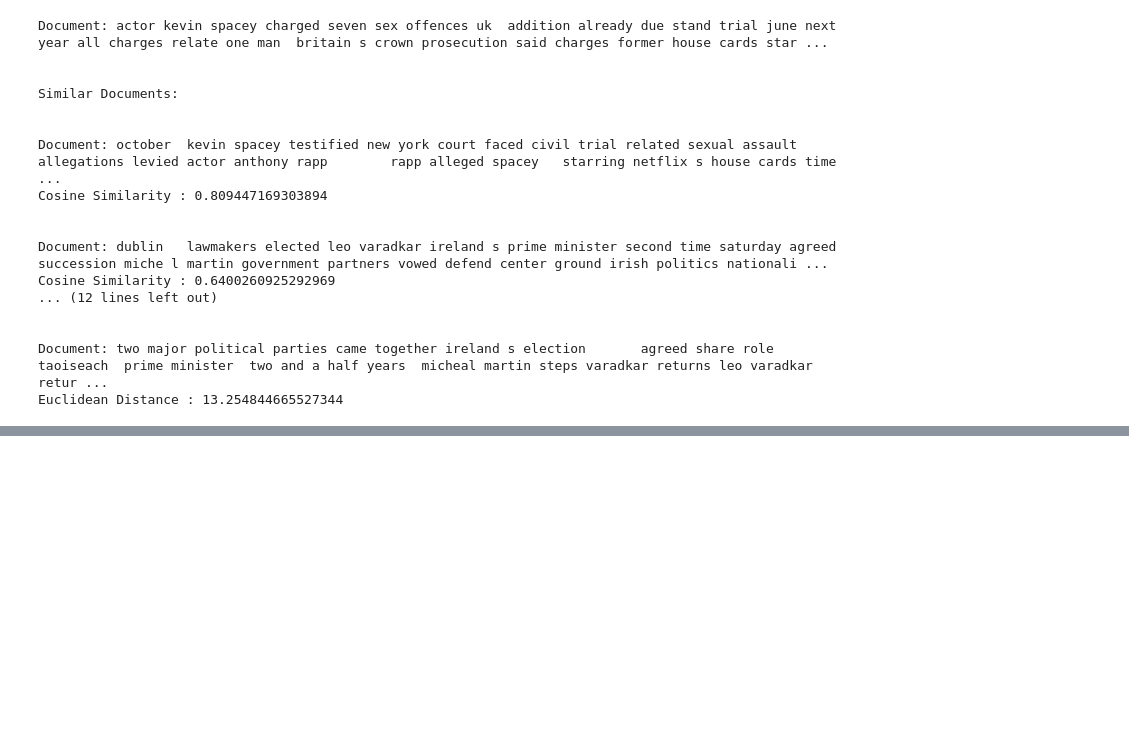
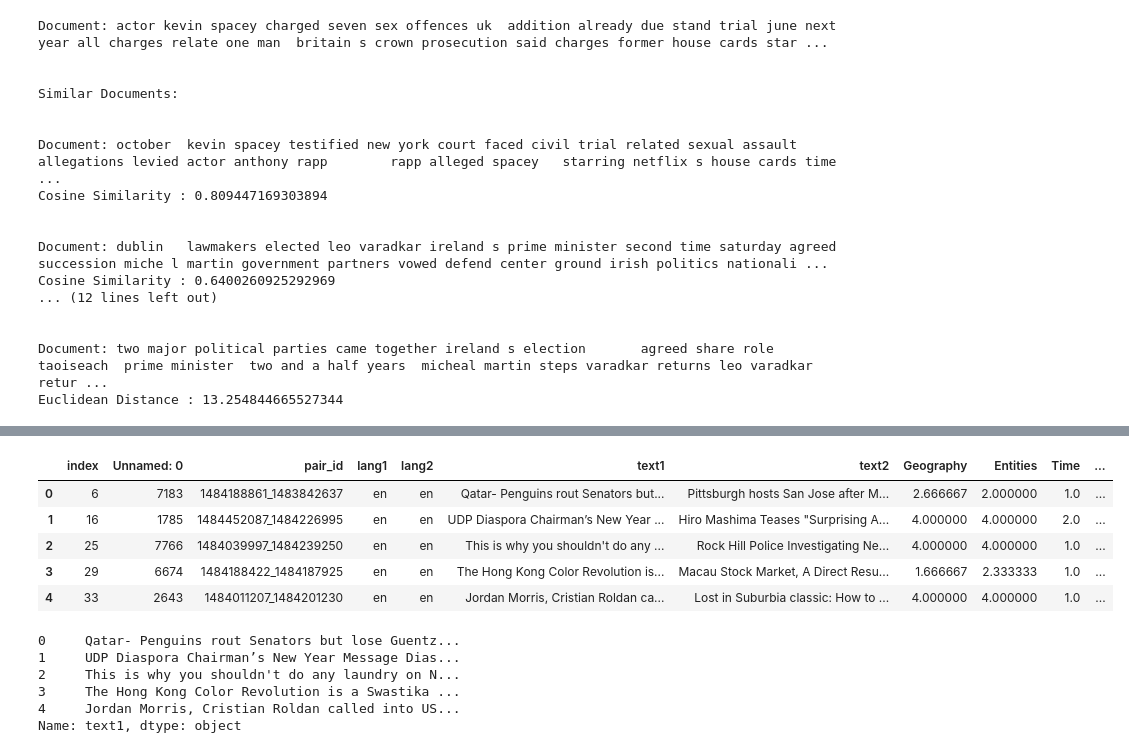
Before and after one commit to Juju2575/CheckIt, a Jupyter notebook: deepL/08 Doc Similarity.ipynb, the cells around one changed output, grey strips where cells are left out. Saved outputs shown, nothing was run; the diff lists cells and outputs as text; code cells hidden in the pictures; blank space fills up the shorter version.

```diff
--- a/deepL/08 Doc Similarity.ipynb
+++ b/deepL/08 Doc Similarity.ipynb
@@ -466,0 +467,5 @@ Euclidean Distance : 13.254844665527344
+# %%
+data_val = pd.read_csv("../../Dataset/training_set.csv")
+# %%
+data_val = data_val[(data_val["lang1"]=="en") & (data_val["lang2"]=="en")]
+data_val = data_val.reset_index()
@@ -466,0 +492,9 @@ Euclidean Distance : 13.254844665527344
+# %%
+data_val.head()
+# %% [output]
+|  | index | Unnamed: 0 | pair_id | lang1 | lang2 | text1 | text2 | Geography | Entities | Time | ... |
+| 0 | 6 | 7183 | 1484188861_1483842637 | en | en | Qatar- Penguins rout Senators but... | Pittsburgh hosts San Jose after M... | 2.666667 | 2.000000 | 1.0 | ... |
+| 1 | 16 | 1785 | 1484452087_1484226995 | en | en | UDP Diaspora Chairman’s New Year ... | Hiro Mashima Teases "Surprising A... | 4.000000 | 4.000000 | 2.0 | ... |
+| 2 | 25 | 7766 | 1484039997_1484239250 | en | en | This is why you shouldn't do any ... | Rock Hill Police Investigating Ne... | 4.000000 | 4.000000 | 1.0 | ... |
+| 3 | 29 | 6674 | 1484188422_1484187925 | en | en | The Hong Kong Color Revolution is... | Macau Stock Market, A Direct Resu... | 1.666667 | 2.333333 | 1.0 | ... |
+| 4 | 33 | 2643 | 1484011207_1484201230 | en | en | Jordan Morris, Cristian Roldan ca... | Lost in Suburbia classic: How to ... | 4.000000 | 4.000000 | 1.0 | ... |
@@ -466,0 +506,9 @@ Euclidean Distance : 13.254844665527344
+# %%
+text1_df.head()
+# %% [output]
+0     Qatar- Penguins rout Senators but lose Guentz...
+1     UDP Diaspora Chairman’s New Year Message Dias...
+2     This is why you shouldn't do any laundry on N...
+3     The Hong Kong Color Revolution is a Swastika ...
+4     Jordan Morris, Cristian Roldan called into US...
+Name: text1, dtype: object
```
Also changed, not shown: parts of 16 cells of this notebook, 2 other files.
